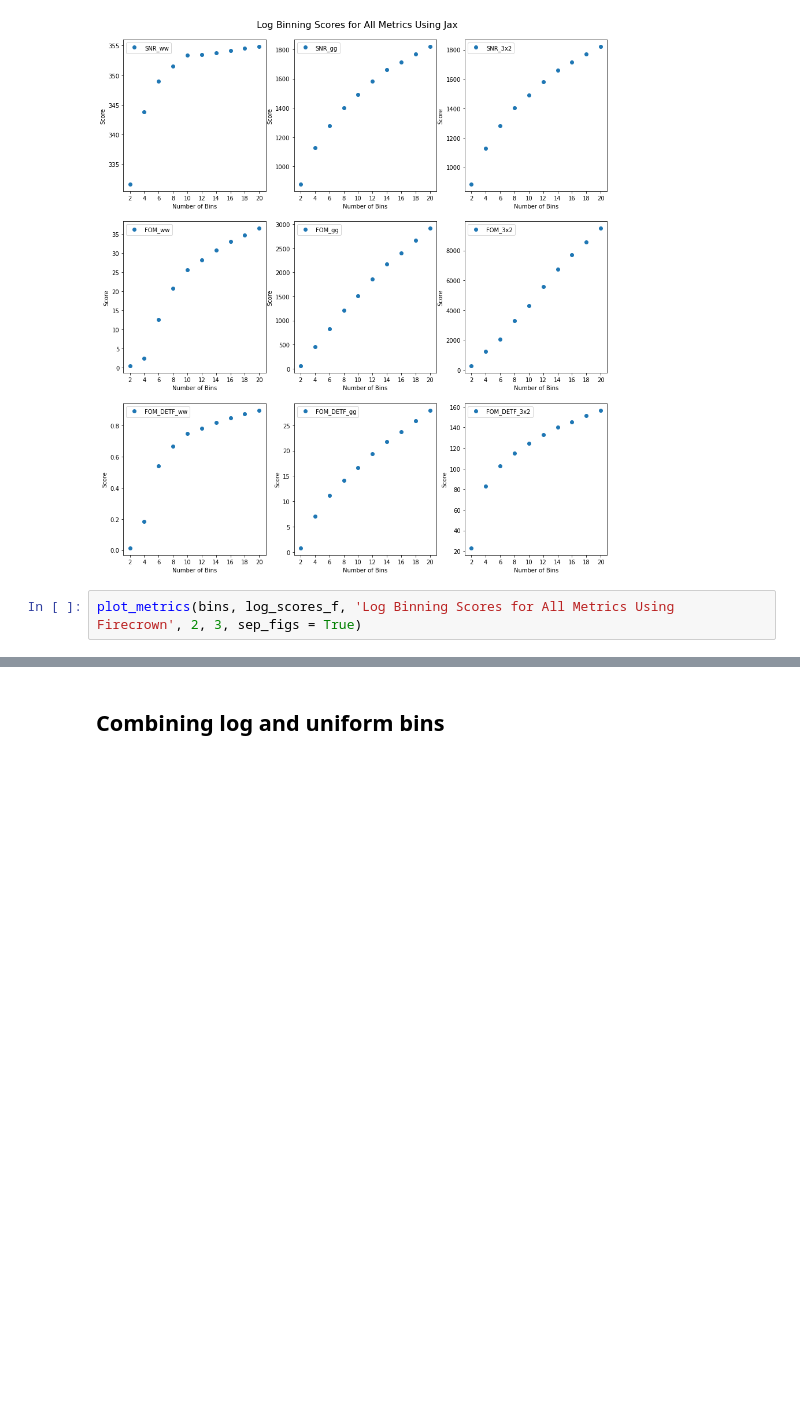
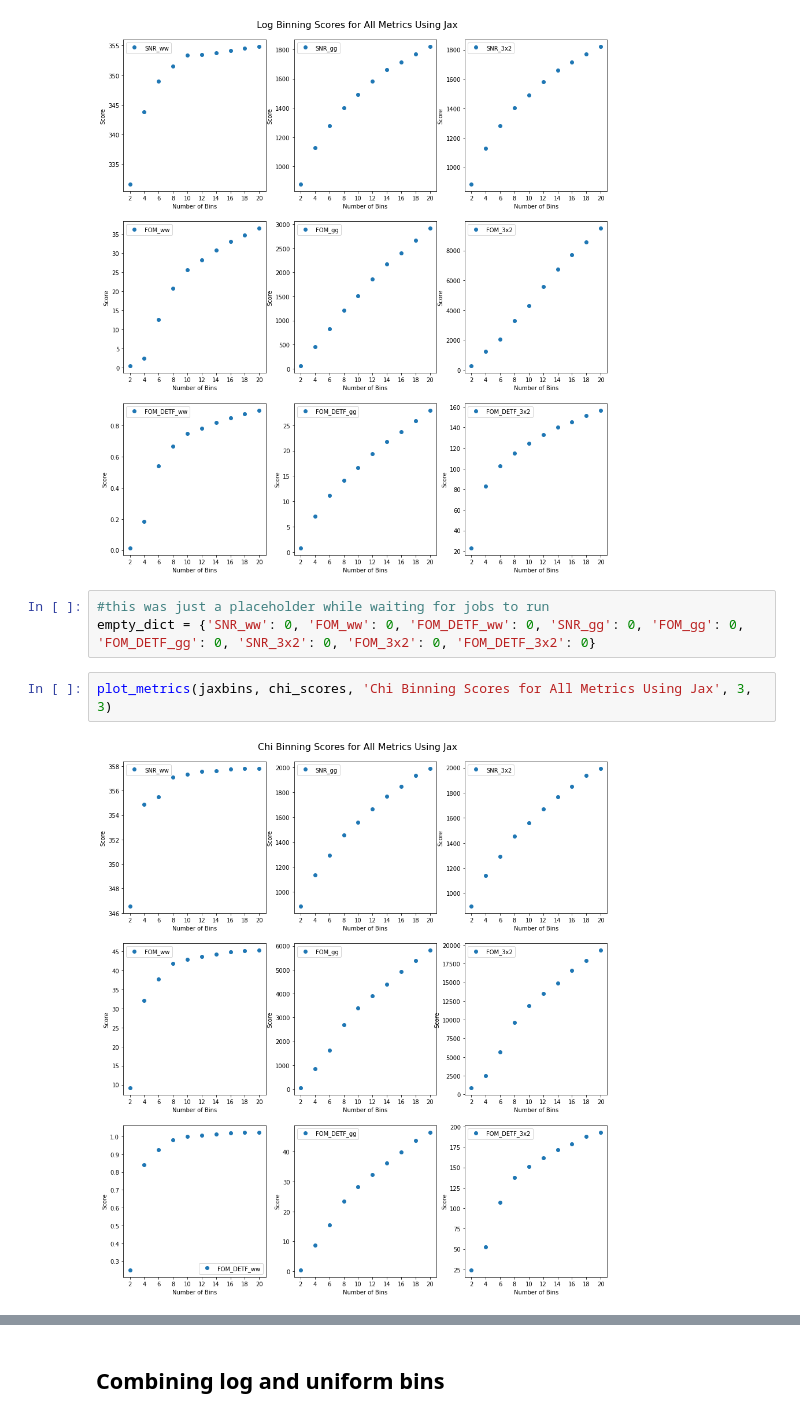
Before and after one commit to LSSTDESC/tomo_challenge, a Jupyter notebook: funbins_results.ipynb, the cells around one changed output, grey strips where cells are left out. Saved outputs shown, nothing was run; the diff lists cells and outputs as text; blank space fills up the shorter version.

```diff
--- a/log_random_and_combined_bins.ipynb
+++ b/funbins_results.ipynb
@@ -131,5 +150,10 @@ plot_metrics(jaxbins, random_scores_j, 'Random Binning Scores for all Metrics Us
 plot_metrics(jaxbins, log_scores_j, 'Log Binning Scores for All Metrics Using Jax', 3, 3)
 # %% [output]
 [figure]
+# %%
+#this was just a placeholder while waiting for jobs to run
+empty_dict = {'SNR_ww': 0, 'FOM_ww': 0, 'FOM_DETF_ww': 0, 'SNR_gg': 0, 'FOM_gg': 0, 'FOM_DETF_gg': 0, 'SNR_3x2': 0, 'FOM_3x2': 0, 'FOM_DETF_3x2': 0}
 # %%
-plot_metrics(bins, log_scores_f, 'Log Binning Scores for All Metrics Using Firecrown', 2, 3, sep_figs = True)
+plot_metrics(jaxbins, chi_scores, 'Chi Binning Scores for All Metrics Using Jax', 3, 3)
+# %% [output]
+[figure, added]
```
Also changed, not shown: parts of 8 cells of this notebook.
